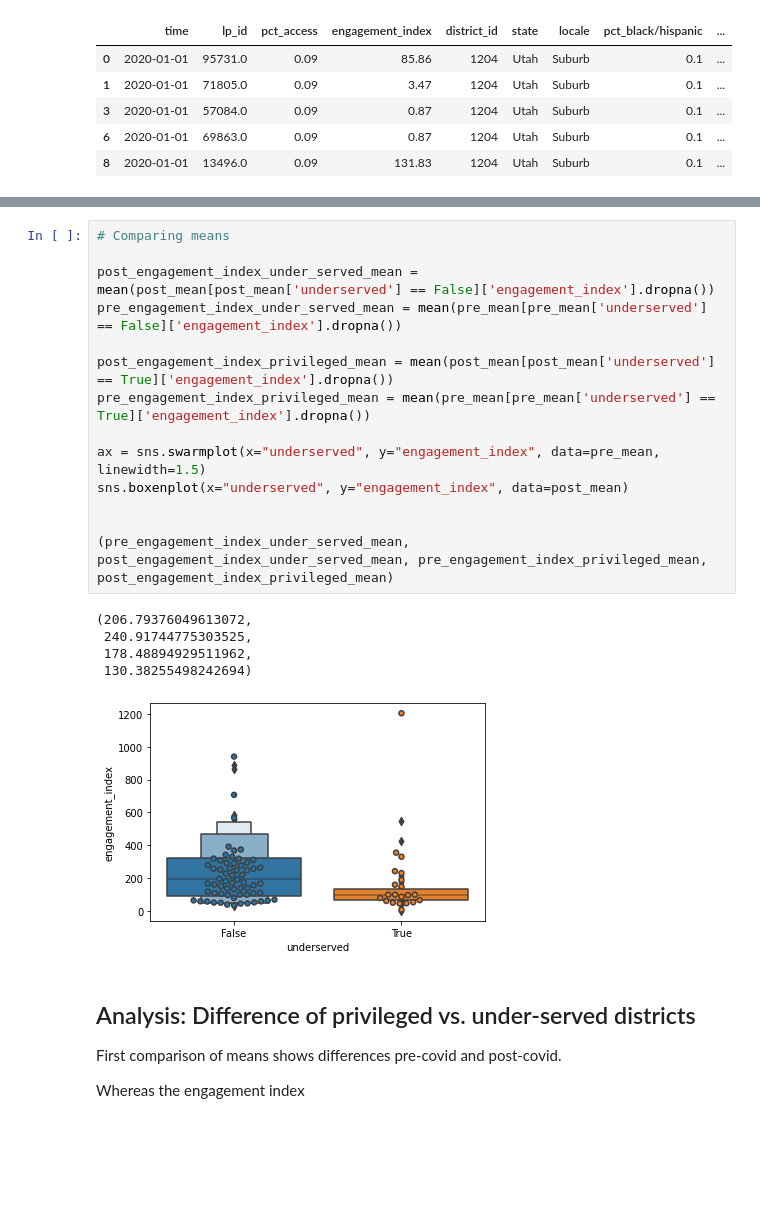
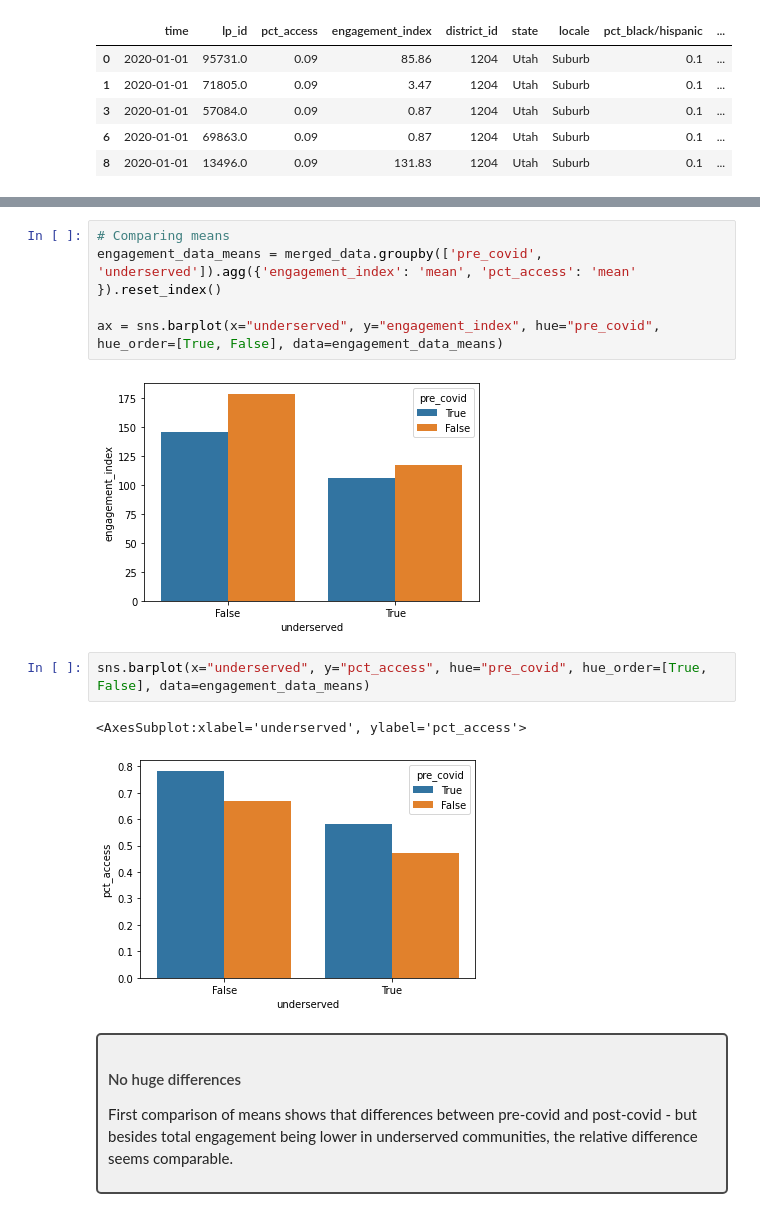
Before and after one commit to andrekovac/covid19-education-impact, a Jupyter notebook: racial_bias.ipynb, the cells around one changed output, grey strips where cells are left out. Saved outputs shown, nothing was run; the diff lists cells and outputs as text; blank space fills up the shorter version.

Commit message:
Further work on analysis and add t-test

```diff
--- a/racial_bias.ipynb
+++ b/racial_bias.ipynb
@@ -368,28 +313,22 @@ We analyze whether differences/similarities between privileged and under-served
 
 </div>
-# %%
-# Comparing means
-
-post_engagement_index_under_served_mean = mean(post_mean[post_mean['underserved'] == False]['engagement_index'].dropna())
-pre_engagement_index_under_served_mean = mean(pre_mean[pre_mean['underserved'] == False]['engagement_index'].dropna())
-
-post_engagement_index_privileged_mean = mean(post_mean[post_mean['underserved'] == True]['engagement_index'].dropna())
-pre_engagement_index_privileged_mean = mean(pre_mean[pre_mean['underserved'] == True]['engagement_index'].dropna())
-
-ax = sns.swarmplot(x="underserved", y="engagement_index", data=pre_mean, linewidth=1.5)
-sns.boxenplot(x="underserved", y="engagement_index", data=post_mean)
-
-
-(pre_engagement_index_under_served_mean, post_engagement_index_under_served_mean, pre_engagement_index_privileged_mean, post_engagement_index_privileged_mean)
-# %% [output]
-(206.79376049613072,
- 240.91744775303525,
- 178.48894929511962,
- 130.38255498242694)
-[figure, removed]
+# %%
+# Comparing means
+engagement_data_means = merged_data.groupby(['pre_covid', 'underserved']).agg({'engagement_index': 'mean', 'pct_access': 'mean' }).reset_index()
+
+ax = sns.barplot(x="underserved", y="engagement_index", hue="pre_covid", hue_order=[True, False], data=engagement_data_means)
+# %% [output]
+[figure, added]
+# %%
+sns.barplot(x="underserved", y="pct_access", hue="pre_covid", hue_order=[True, False], data=engagement_data_means)
+# %% [output]
+<AxesSubplot:xlabel='underserved', ylabel='pct_access'>
+[figure, added]
 # %% [markdown]
-## Analysis: Difference of privileged vs. under-served districts
+<div style="background-color: #f0f0f0; padding: 10px; border: 2px solid #4a4a4a; border-radius: 5px">
 
-First comparison of means shows differences pre-covid and post-covid.
+<h4 style="color: #3b3b3b">No huge differences</h4>
 
-Whereas the engagement index
+First comparison of means shows that differences between pre-covid and post-covid - but besides total engagement being lower in underserved communities, the relative difference seems comparable.
+
+</div>
```
Also changed, not shown: parts of 24 cells of this notebook, 1 other file.
